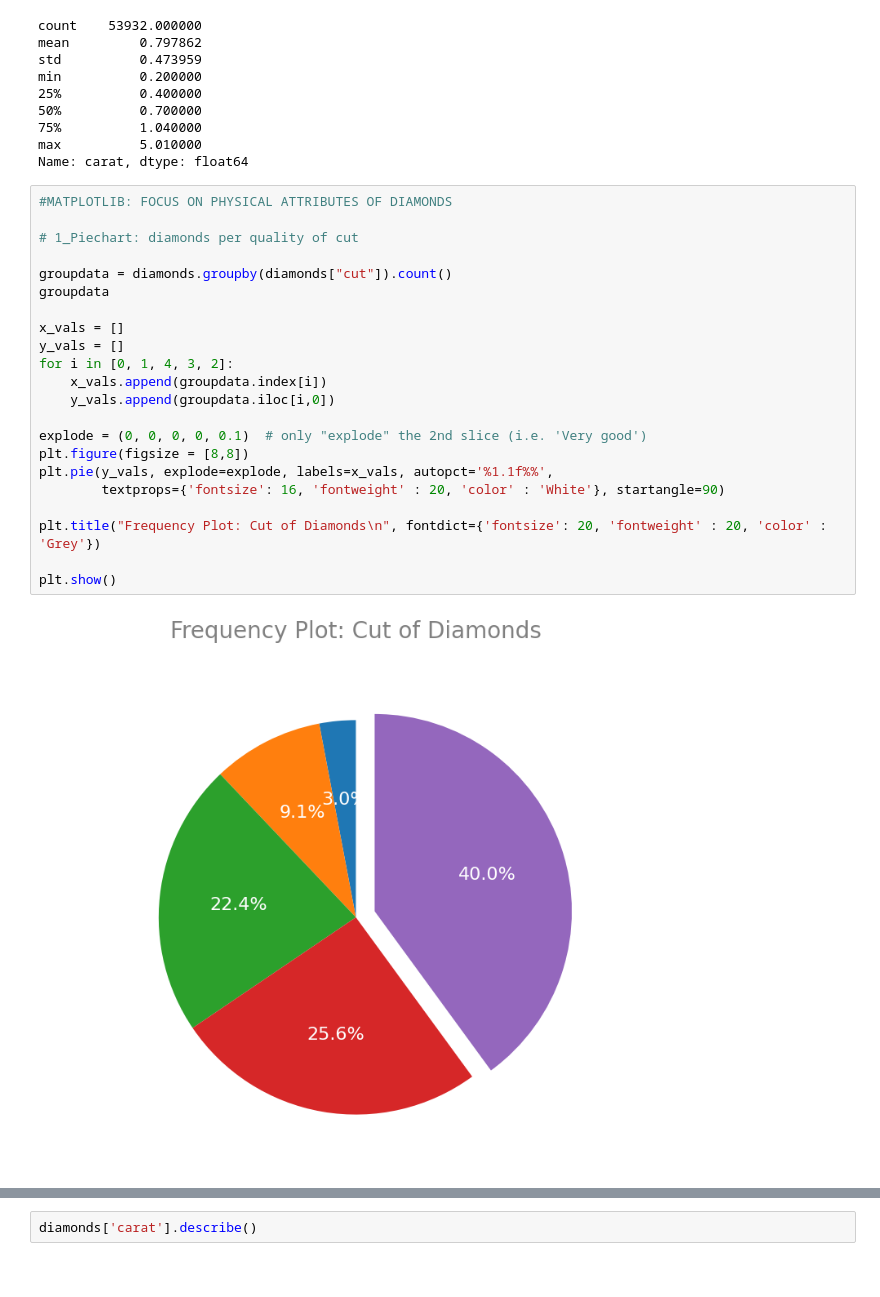
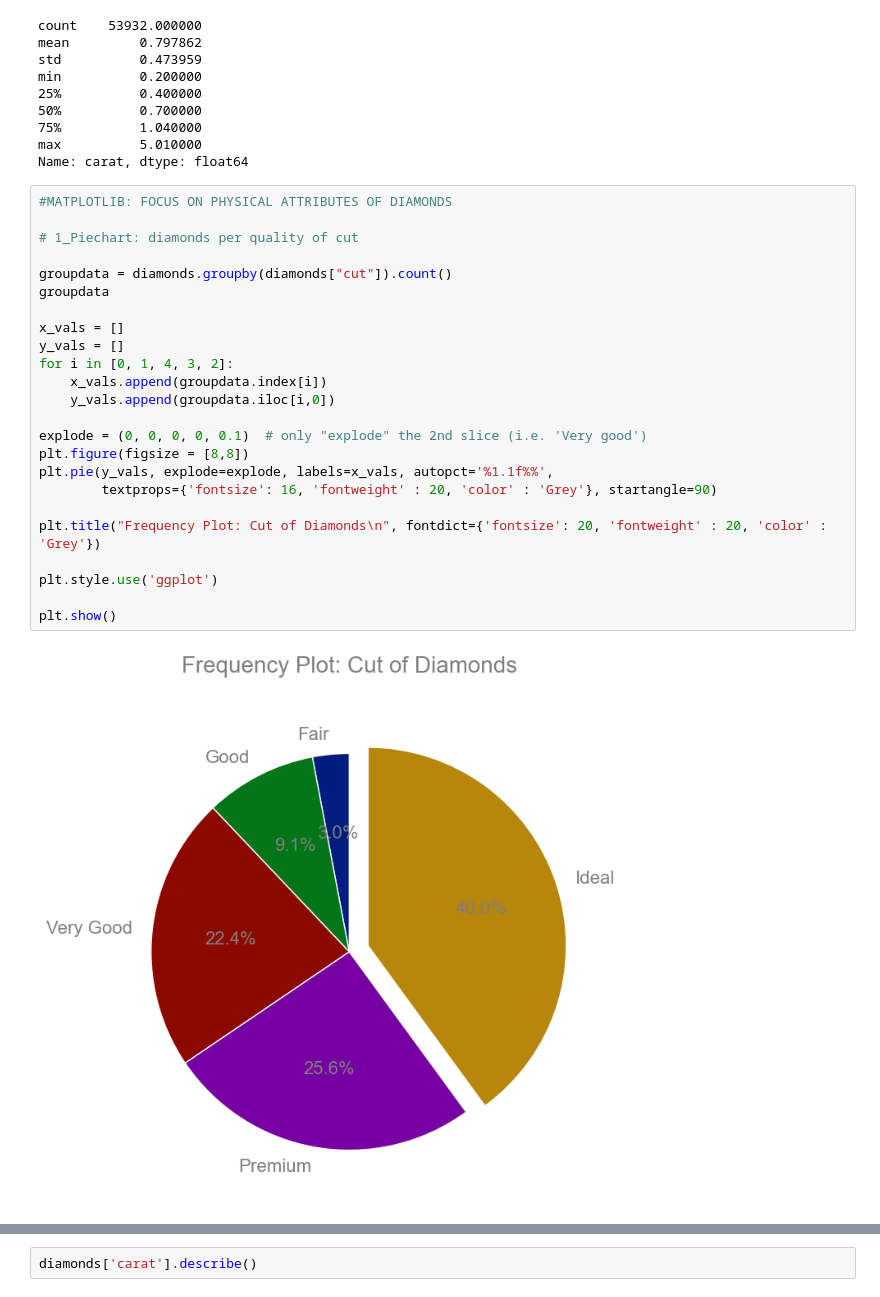
Before and after one commit to aiolii63/Diamonds, a Jupyter notebook: Data Viz/Diamonds Matplotlib Viz.ipynb, the cells around one changed output, grey strips where cells are left out. Saved outputs shown, nothing was run; the diff lists cells and outputs as text.

```diff
--- a/Data Viz/Diamonds Matplotlib Viz.ipynb
+++ b/Data Viz/Diamonds Matplotlib Viz.ipynb
@@ -41,27 +41,29 @@ Name: carat, dtype: float64
 # %%
 #MATPLOTLIB: FOCUS ON PHYSICAL ATTRIBUTES OF DIAMONDS
 
 # 1_Piechart: diamonds per quality of cut
 
 groupdata = diamonds.groupby(diamonds["cut"]).count()
 groupdata
 
 x_vals = []
 y_vals = []
 for i in [0, 1, 4, 3, 2]:
     x_vals.append(groupdata.index[i])
     y_vals.append(groupdata.iloc[i,0])
 
 explode = (0, 0, 0, 0, 0.1)  # only "explode" the 2nd slice (i.e. 'Very good')
 plt.figure(figsize = [8,8])
 plt.pie(y_vals, explode=explode, labels=x_vals, autopct='%1.1f%%',
-        textprops={'fontsize': 16, 'fontweight' : 20, 'color' : 'White'}, startangle=90)
+        textprops={'fontsize': 16, 'fontweight' : 20, 'color' : 'Grey'}, startangle=90)
 
 plt.title("Frequency Plot: Cut of Diamonds\n", fontdict={'fontsize': 20, 'fontweight' : 20, 'color' : 'Grey'})
 
+plt.style.use('ggplot')
+
 plt.show()
 # %% [output]
-[figure, old version]
+[figure, new version]
 # %%
 # 2_Histogram or barchart: distribution of diamond weight in carat (15 bins)
 
```
Also changed, not shown: parts of 9 cells of this notebook.
